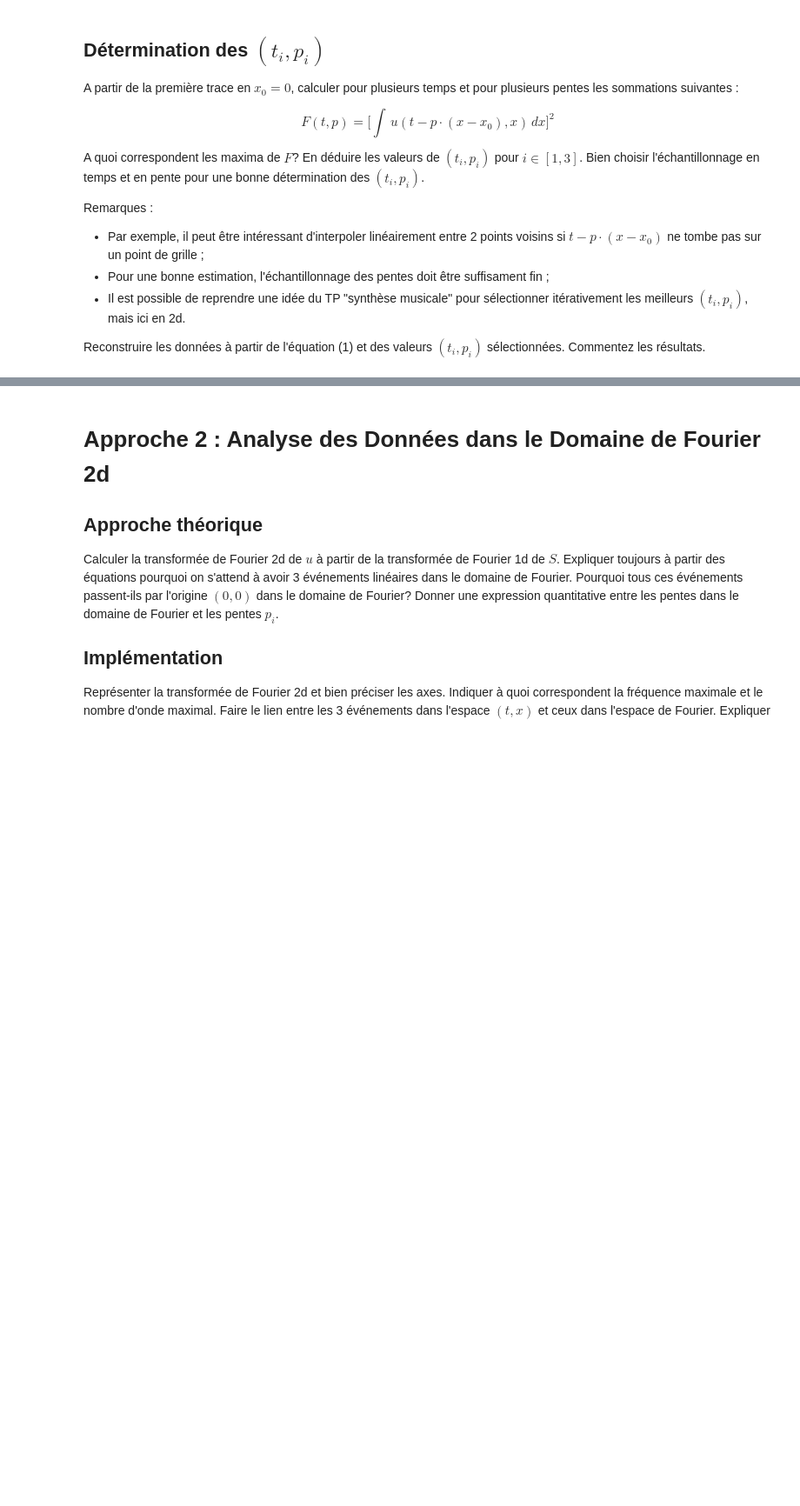
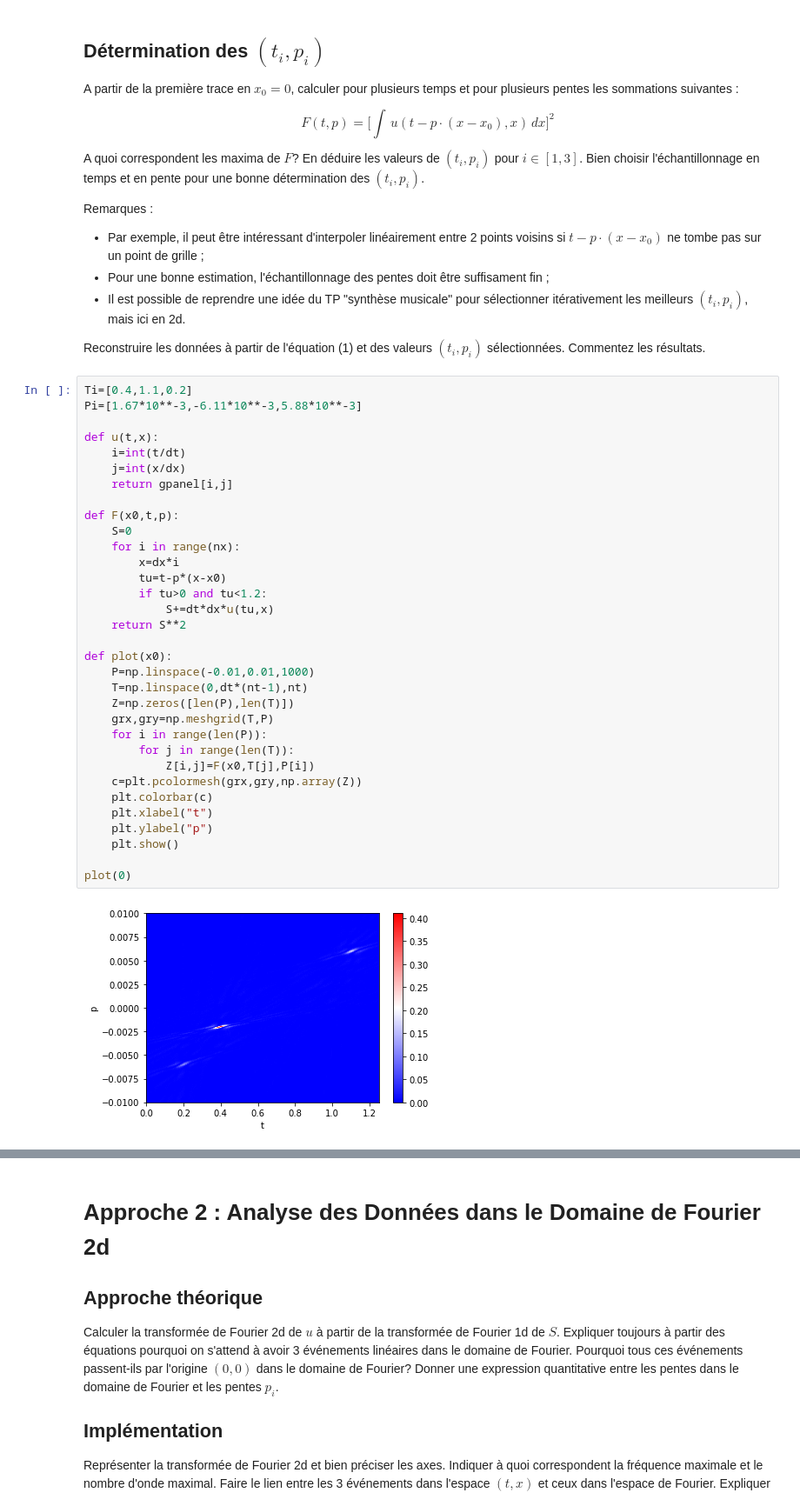
Before and after one commit to AlexiaALLAL/Mini-projet-traitement-signal-Alexia-Joris, a Jupyter notebook: mini_projet_groupe3.ipynb, the cells around one changed output, grey strips where cells are left out. Shown at 87% size. Saved outputs shown, nothing was run; the diff lists cells and outputs as text; blank space fills up the shorter version.

```diff
--- a/mini_projet_groupe3.ipynb
+++ b/mini_projet_groupe3.ipynb
@@ -204,3 +206,38 @@ Remarques :
 * Il est possible de reprendre une idée du TP "synthèse musicale" pour sélectionner itérativement les meilleurs $(t_i,p_i)$, mais ici en 2d.
 
 Reconstruire les données à partir de l'équation (1) et des valeurs $(t_i,p_i)$ sélectionnées. Commentez les résultats.
+# %%
+Ti=[0.4,1.1,0.2]
+Pi=[1.67*10**-3,-6.11*10**-3,5.88*10**-3]
+
+def u(t,x):
+    i=int(t/dt)
+    j=int(x/dx)
+    return gpanel[i,j]
+
+def F(x0,t,p):
+    S=0
+    for i in range(nx):
+        x=dx*i
+        tu=t-p*(x-x0)
+        if tu>0 and tu<1.2:
+            S+=dt*dx*u(tu,x)
+    return S**2
+
+def plot(x0):
+    P=np.linspace(-0.01,0.01,1000)
+    T=np.linspace(0,dt*(nt-1),nt)
+    Z=np.zeros([len(P),len(T)])
+    grx,gry=np.meshgrid(T,P)
+    for i in range(len(P)):
+        for j in range(len(T)):
+            Z[i,j]=F(x0,T[j],P[i])
+    c=plt.pcolormesh(grx,gry,np.array(Z))
+    plt.colorbar(c)
+    plt.xlabel("t")
+    plt.ylabel("p")
+    plt.show()
+
+plot(0)
+# %% [output]
+[figure, added]
```
Also changed, not shown: parts of 6 cells of this notebook.
